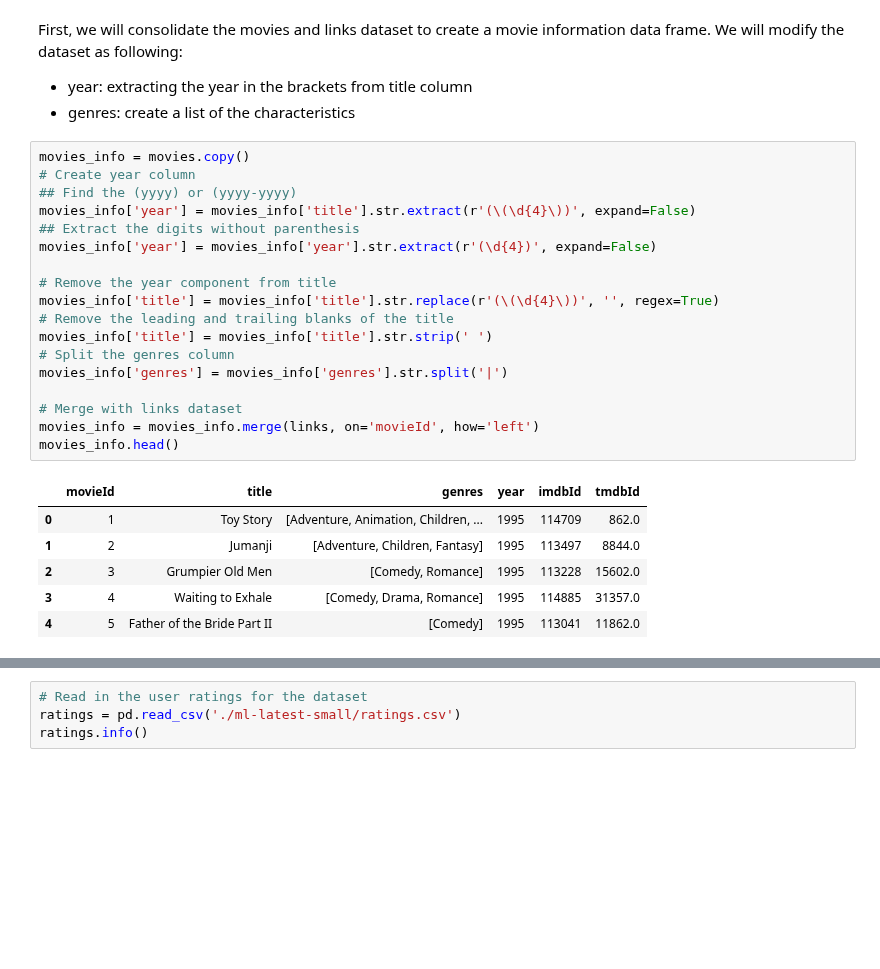
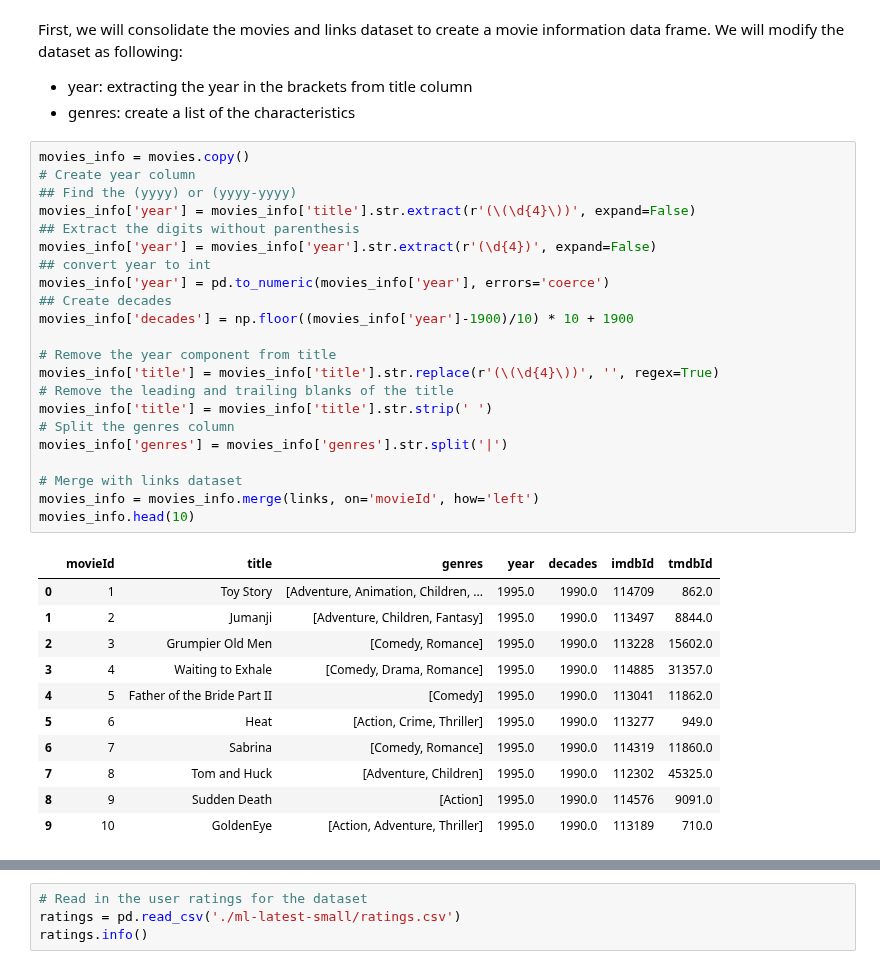
Before and after one commit to southnorthist/kaggle_analysis, a Jupyter notebook: Projects/recommender_systems/Intro_recommender_systems.ipynb, the cells around one changed output, grey strips where cells are left out. Cells and saved outputs as stored; diff of their text form; blank space fills up the shorter version.

```diff
--- a/Projects/recommender_systems/Intro_recommender_systems.ipynb
+++ b/Projects/recommender_systems/Intro_recommender_systems.ipynb
@@ -113,27 +118,36 @@ First, we will consolidate the movies and links dataset to create a movie inform
 # %%
 movies_info = movies.copy()
 # Create year column
 ## Find the (yyyy) or (yyyy-yyyy)
 movies_info['year'] = movies_info['title'].str.extract(r'(\(\d{4}\))', expand=False)
 ## Extract the digits without parenthesis
 movies_info['year'] = movies_info['year'].str.extract(r'(\d{4})', expand=False)
+## convert year to int
+movies_info['year'] = pd.to_numeric(movies_info['year'], errors='coerce')
+## Create decades
+movies_info['decades'] = np.floor((movies_info['year']-1900)/10) * 10 + 1900
 
 # Remove the year component from title
 movies_info['title'] = movies_info['title'].str.replace(r'(\(\d{4}\))', '', regex=True)
 # Remove the leading and trailing blanks of the title
 movies_info['title'] = movies_info['title'].str.strip(' ')
 # Split the genres column
 movies_info['genres'] = movies_info['genres'].str.split('|')
 
 # Merge with links dataset
 movies_info = movies_info.merge(links, on='movieId', how='left')
-movies_info.head()
+movies_info.head(10)
 # %% [output]
-|  | movieId | title | genres | year | imdbId | tmdbId |
-| 0 | 1 | Toy Story | [Adventure, Animation, Children, ... | 1995 | 114709 | 862.0 |
-| 1 | 2 | Jumanji | [Adventure, Children, Fantasy] | 1995 | 113497 | 8844.0 |
-| 2 | 3 | Grumpier Old Men | [Comedy, Romance] | 1995 | 113228 | 15602.0 |
-| 3 | 4 | Waiting to Exhale | [Comedy, Drama, Romance] | 1995 | 114885 | 31357.0 |
-| 4 | 5 | Father of the Bride Part II | [Comedy] | 1995 | 113041 | 11862.0 |
+|  | movieId | title | genres | year | decades | imdbId | tmdbId |
+| 0 | 1 | Toy Story | [Adventure, Animation, Children, ... | 1995.0 | 1990.0 | 114709 | 862.0 |
+| 1 | 2 | Jumanji | [Adventure, Children, Fantasy] | 1995.0 | 1990.0 | 113497 | 8844.0 |
+| 2 | 3 | Grumpier Old Men | [Comedy, Romance] | 1995.0 | 1990.0 | 113228 | 15602.0 |
+| 3 | 4 | Waiting to Exhale | [Comedy, Drama, Romance] | 1995.0 | 1990.0 | 114885 | 31357.0 |
+| 4 | 5 | Father of the Bride Part II | [Comedy] | 1995.0 | 1990.0 | 113041 | 11862.0 |
+| 5 | 6 | Heat | [Action, Crime, Thriller] | 1995.0 | 1990.0 | 113277 | 949.0 |
+| 6 | 7 | Sabrina | [Comedy, Romance] | 1995.0 | 1990.0 | 114319 | 11860.0 |
+| 7 | 8 | Tom and Huck | [Adventure, Children] | 1995.0 | 1990.0 | 112302 | 45325.0 |
+| 8 | 9 | Sudden Death | [Action] | 1995.0 | 1990.0 | 114576 | 9091.0 |
+| 9 | 10 | GoldenEye | [Action, Adventure, Thriller] | 1995.0 | 1990.0 | 113189 | 710.0 |
 # %%
 movies_info.info()
```
Also changed, not shown: parts of 16 cells of this notebook, 1 other file.
